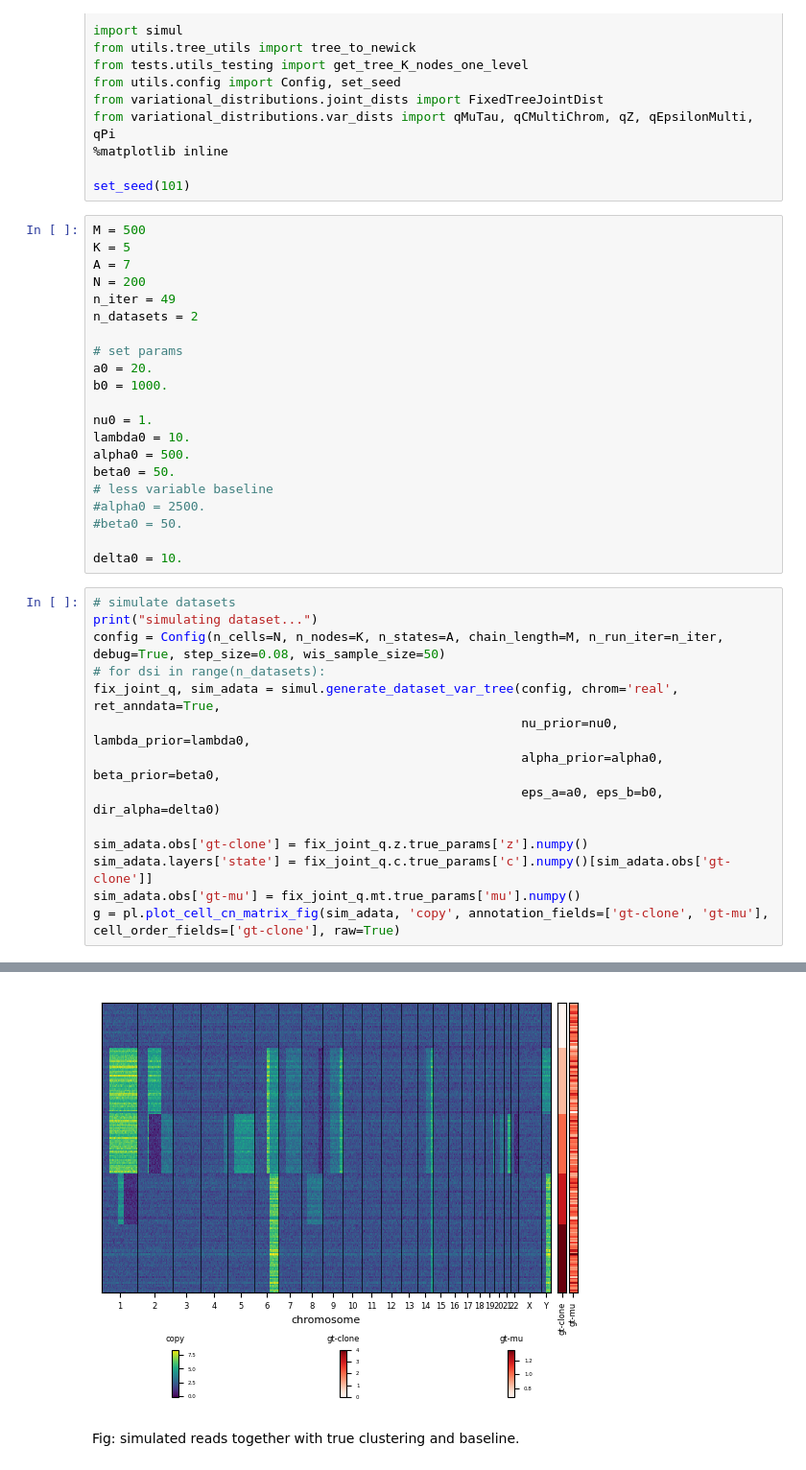
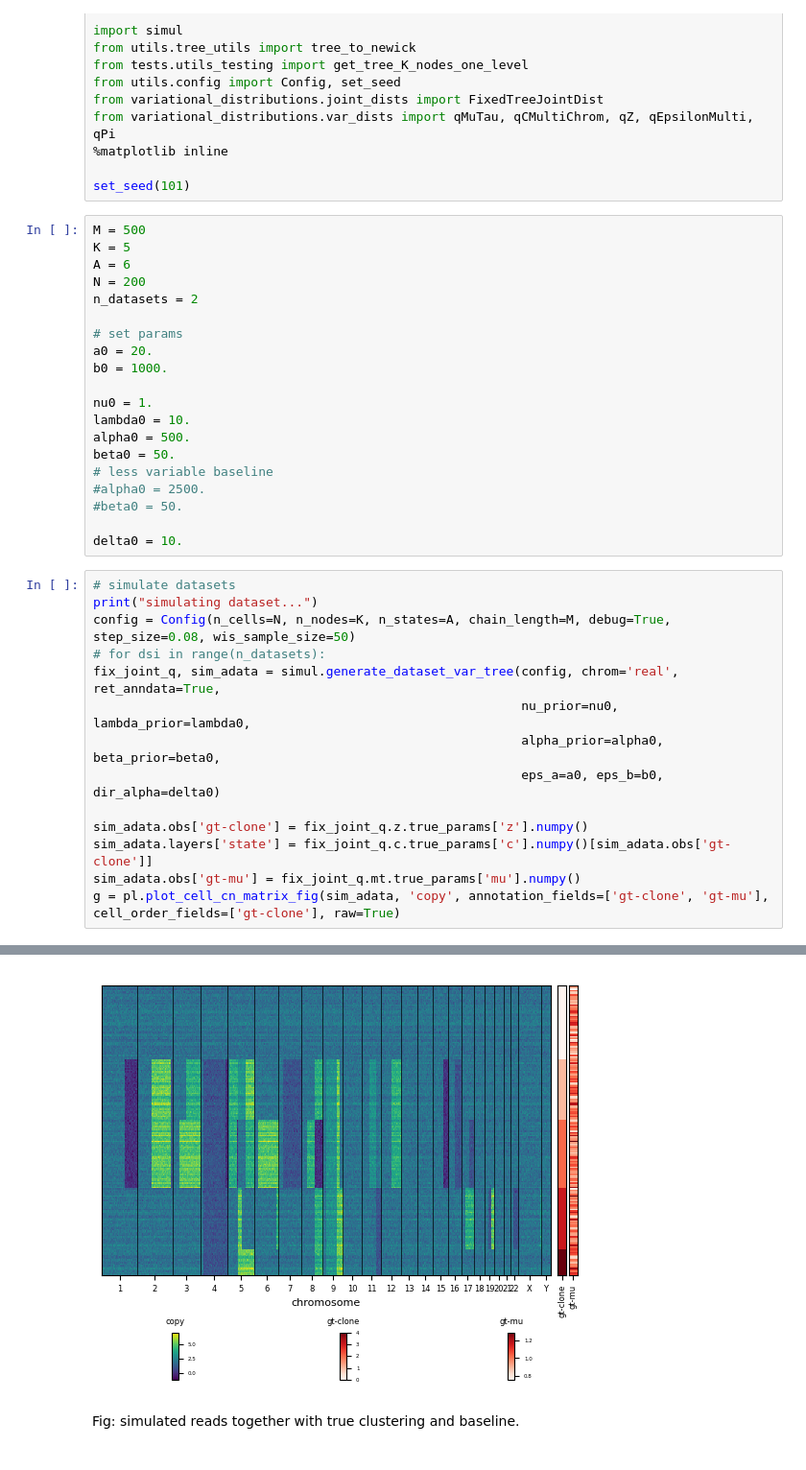
Before and after one commit to Lagergren-Lab/victree, a Jupyter notebook: src/experiments/cn_init.ipynb, the cells around one changed output, grey strips where cells are left out. Shown: that part at 96% size. Drawn from its saved outputs; the diff is of its cells as text.

```diff
--- a/src/experiments/cn_init.ipynb
+++ b/src/experiments/cn_init.ipynb
@@ -19,9 +22,8 @@ set_seed(101)
 # %%
 M = 500
 K = 5
-A = 7
+A = 6
 N = 200
-n_iter = 49
 n_datasets = 2
 
 # set params
@@ -40,20 +42,20 @@ delta0 = 10.
 # %%
 # simulate datasets
 print("simulating dataset...")
-config = Config(n_cells=N, n_nodes=K, n_states=A, chain_length=M, n_run_iter=n_iter, debug=True, step_size=0.08, wis_sample_size=50)
+config = Config(n_cells=N, n_nodes=K, n_states=A, chain_length=M, debug=True, step_size=0.08, wis_sample_size=50)
 # for dsi in range(n_datasets):
 fix_joint_q, sim_adata = simul.generate_dataset_var_tree(config, chrom='real', ret_anndata=True,
                                                          nu_prior=nu0, lambda_prior=lambda0,
                                                          alpha_prior=alpha0, beta_prior=beta0,
                                                          eps_a=a0, eps_b=b0, dir_alpha=delta0)
 
 sim_adata.obs['gt-clone'] = fix_joint_q.z.true_params['z'].numpy()
 sim_adata.layers['state'] = fix_joint_q.c.true_params['c'].numpy()[sim_adata.obs['gt-clone']]
 sim_adata.obs['gt-mu'] = fix_joint_q.mt.true_params['mu'].numpy()
 g = pl.plot_cell_cn_matrix_fig(sim_adata, 'copy', annotation_fields=['gt-clone', 'gt-mu'], cell_order_fields=['gt-clone'], raw=True)
 # %% [output]
 simulating dataset...
-[figure, old version]
+[figure, new version]
 # %% [markdown]
 Fig: simulated reads together with true clustering and baseline.
 # %%
```
Also changed, not shown: parts of 15 cells of this notebook, 3 other files.
